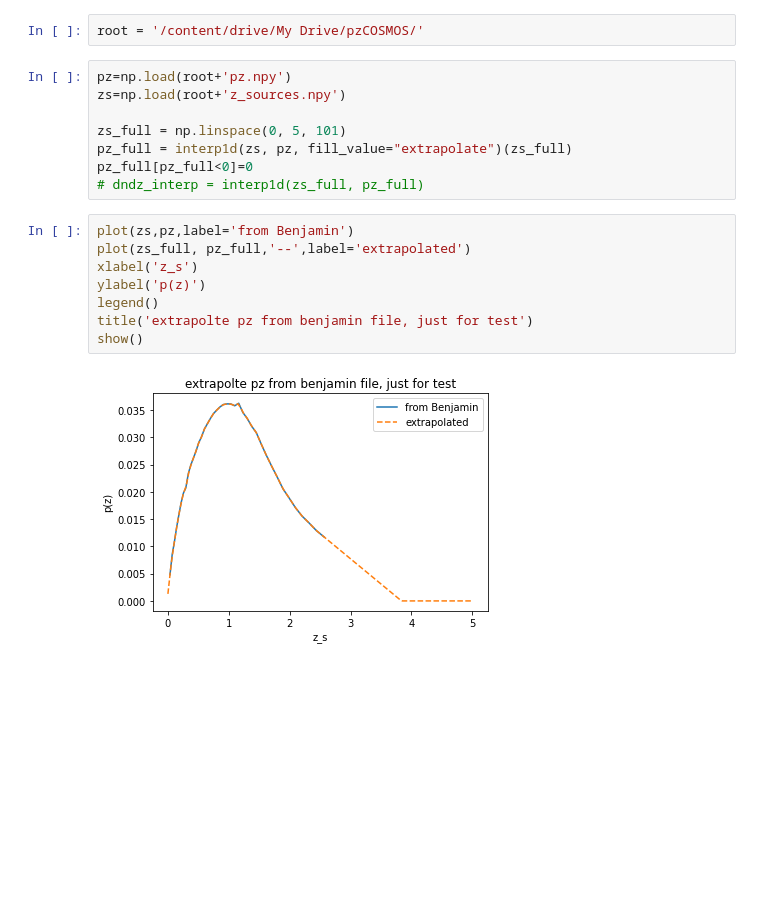
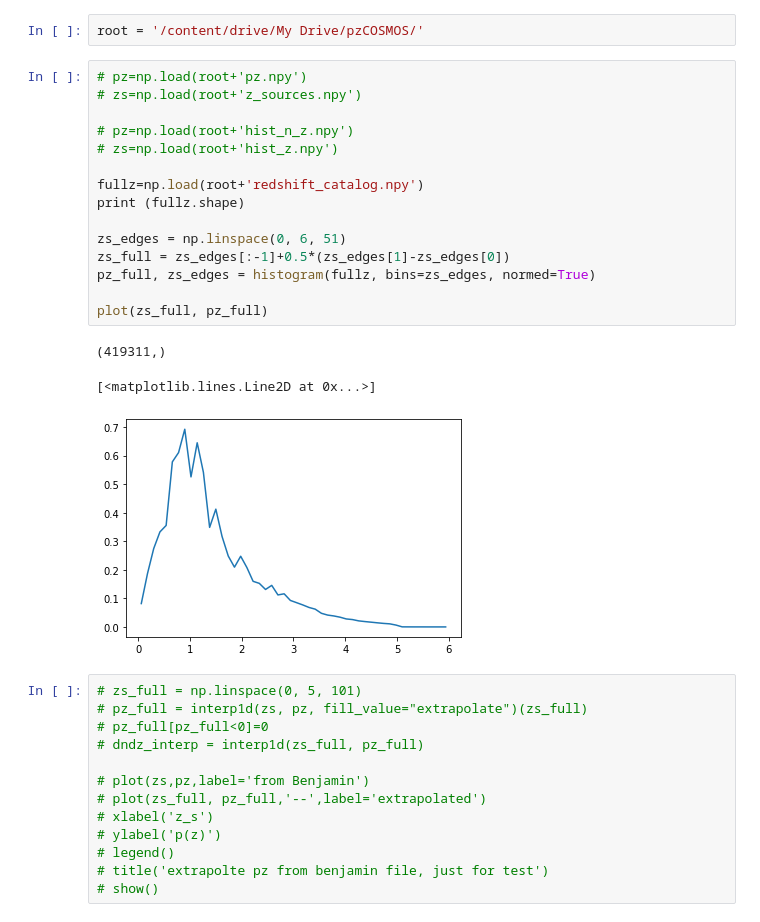
Before and after one commit to liuxx479/pzCOSMOS, a Jupyter notebook: prep_kappaTNG.ipynb, the cells around one changed output. Saved outputs shown, nothing was run; the diff lists cells and outputs as text; blank space fills up the shorter version.

```diff
--- a/prep_kappaTNG.ipynb
+++ b/prep_kappaTNG.ipynb
@@ -14,24 +14,38 @@ drive.mount('/content/drive')
 Mounted at /content/drive
 # %%
 root = '/content/drive/My Drive/pzCOSMOS/'
+# %%
+# pz=np.load(root+'pz.npy')
+# zs=np.load(root+'z_sources.npy')
+
+# pz=np.load(root+'hist_n_z.npy')
+# zs=np.load(root+'hist_z.npy')
+
+fullz=np.load(root+'redshift_catalog.npy')
+print (fullz.shape)
+
+zs_edges = np.linspace(0, 6, 51)
+zs_full = zs_edges[:-1]+0.5*(zs_edges[1]-zs_edges[0])
+pz_full, zs_edges = histogram(fullz, bins=zs_edges, normed=True)
+
+plot(zs_full, pz_full)
+# %% [output]
+(419311,)
+[<matplotlib.lines.Line2D at 0x...>]
+[figure, added]
 # %%
-pz=np.load(root+'pz.npy')
-zs=np.load(root+'z_sources.npy')
+# zs_full = np.linspace(0, 5, 101)
+# pz_full = interp1d(zs, pz, fill_value="extrapolate")(zs_full)
+# pz_full[pz_full<0]=0
+# dndz_interp = interp1d(zs_full, pz_full)
 
-zs_full = np.linspace(0, 5, 101)
-pz_full = interp1d(zs, pz, fill_value="extrapolate")(zs_full)
-pz_full[pz_full<0]=0
-# dndz_interp = interp1d(zs_full, pz_full)
+# plot(zs,pz,label='from Benjamin')
+# plot(zs_full, pz_full,'--',label='extrapolated')
+# xlabel('z_s')
+# ylabel('p(z)')
+# legend()
+# title('extrapolte pz from benjamin file, just for test')
+# show()
-# %%
-plot(zs,pz,label='from Benjamin')
-plot(zs_full, pz_full,'--',label='extrapolated')
-xlabel('z_s')
-ylabel('p(z)')
-legend()
-title('extrapolte pz from benjamin file, just for test')
-show()
-# %% [output]
-[figure, removed]
 # %%
 
 ######## planck parameters
```
Also changed, not shown: parts of 7 cells of this notebook.
